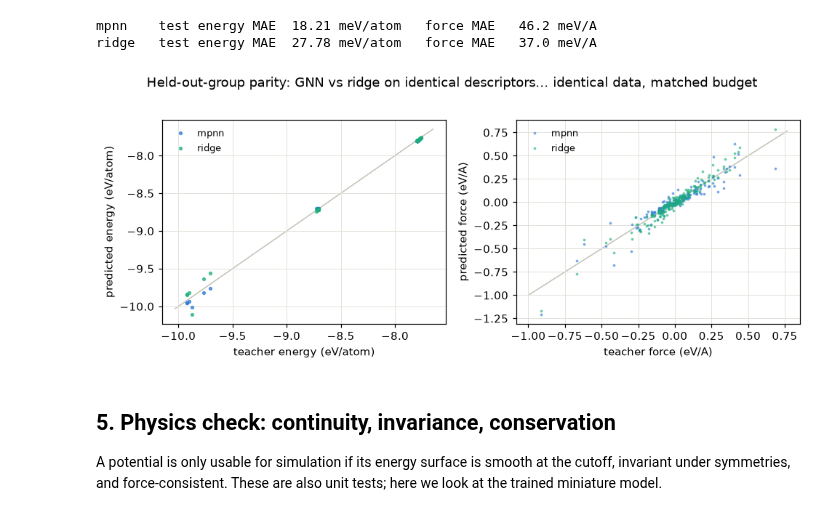
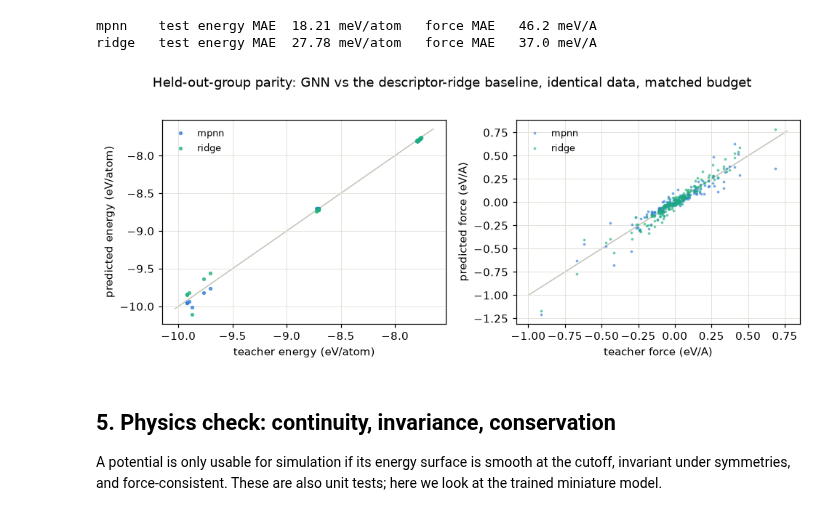
Before and after one commit to aamirmalik-dr/graph-neural-forcefield, a Jupyter notebook: notebooks/tutorial.ipynb, the cells around one changed output. Saved outputs shown, nothing was run; the diff lists cells and outputs as text; code cells hidden in the pictures.

```diff
--- a/notebooks/tutorial.ipynb
+++ b/notebooks/tutorial.ipynb
@@ -184,23 +187,23 @@ ridge   test energy MAE  27.78 meV/atom   force MAE   37.0 meV/A
 # %%
 fig, axes = plt.subplots(1, 2, figsize=(9, 3.6))
 for name, m in (("mpnn", model), ("ridge", ridge)):
     e_pred, f_pred = predict(m, test)
     e_true = np.array([fr.energy / fr.n_atoms for fr in test])
     axes[0].plot(e_true, e_pred / np.array([fr.n_atoms for fr in test]), ".",
                  ms=5, alpha=0.7, color=COLORS[name], label=name)
     f_true = np.concatenate([fr.forces for fr in test]).ravel()
     axes[1].plot(f_true[::9], f_pred.ravel()[::9], ".", ms=3, alpha=0.5,
                  color=COLORS[name], label=name)
 for ax, lab in zip(axes, ("energy (eV/atom)", "force (eV/A)")):
     lo, hi = ax.get_xlim()
     ax.plot([lo, hi], [lo, hi], color="#c3c2b7", lw=1, zorder=0)
     ax.set_xlabel(f"teacher {lab}"); ax.set_ylabel(f"predicted {lab}")
     ax.legend(frameon=False, fontsize=8.5)
-fig.suptitle("Held-out-group parity: GNN vs ridge on identical descriptors... "
+fig.suptitle("Held-out-group parity: GNN vs the descriptor-ridge baseline, "
              "identical data, matched budget", y=1.02)
 fig.tight_layout(); plt.show()
 # %% [output]
-[figure, old version]
+[figure, new version]
 # %% [markdown]
 ## 5. Physics check: continuity, invariance, conservation
 
```
Also changed, not shown: parts of 2 cells of this notebook, 1 other file.
